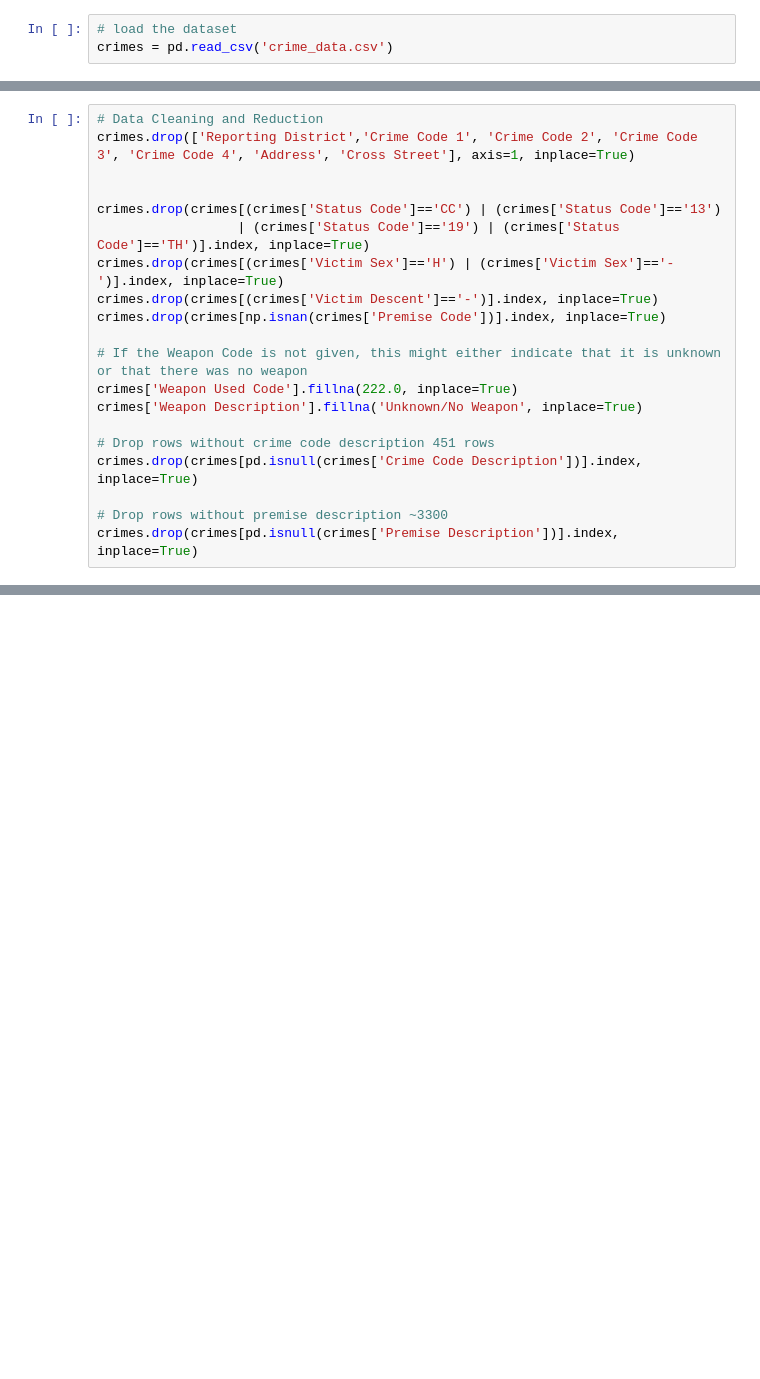
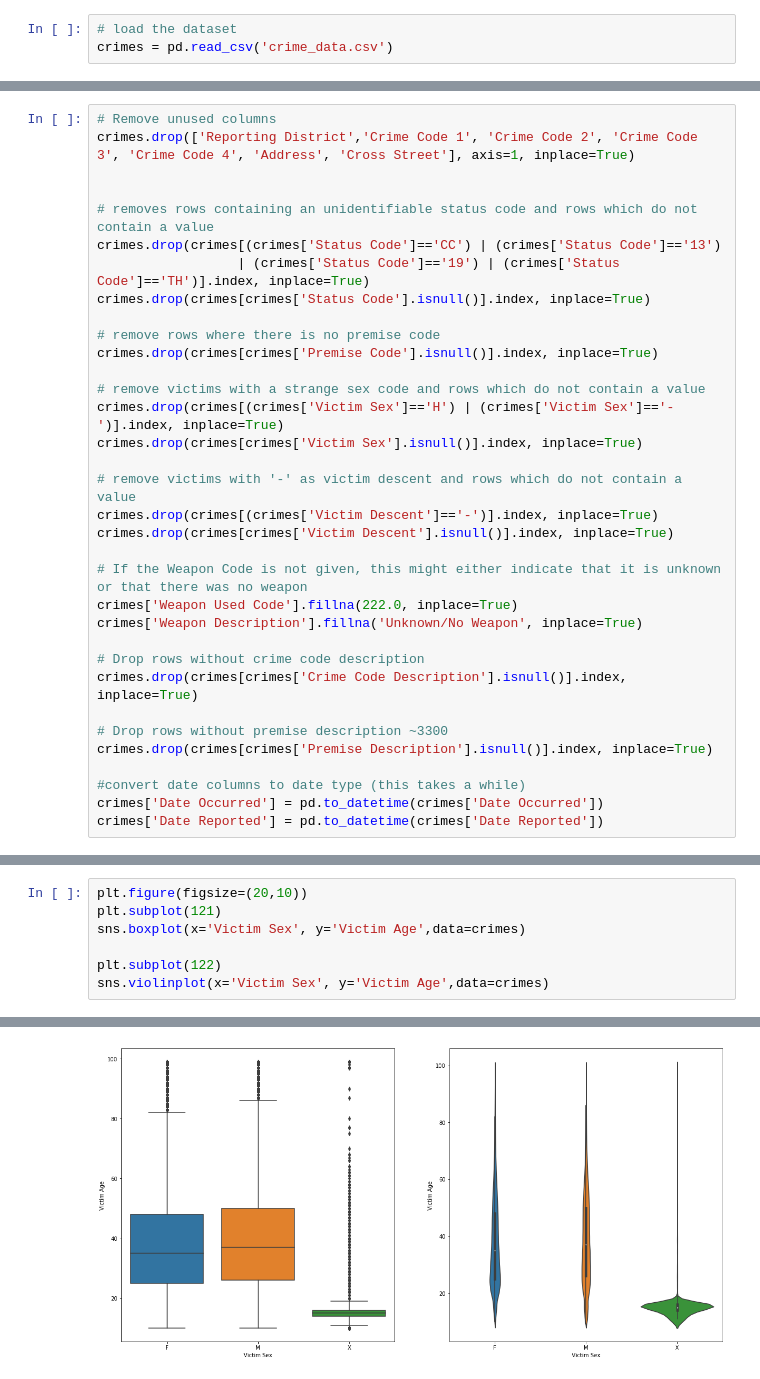
Before and after one commit to AlexUserForVA/VA_LACrimes, a Jupyter notebook: va_project_henkel_moser.ipynb, the cells around one changed output, grey strips where cells are left out. Cells and saved outputs as stored; diff of their text form; blank space fills up the shorter version.

Commit message:
add data cleaning and first interactive plot

```diff
--- a/va_project_henkel_moser.ipynb
+++ b/va_project_henkel_moser.ipynb
@@ -10,20 +17,34 @@ crimes = pd.read_csv('crime_data.csv')
 # %%
-# Data Cleaning and Reduction
+# Remove unused columns
 crimes.drop(['Reporting District','Crime Code 1', 'Crime Code 2', 'Crime Code 3', 'Crime Code 4', 'Address', 'Cross Street'], axis=1, inplace=True)
 
 
+# removes rows containing an unidentifiable status code and rows which do not contain a value
 crimes.drop(crimes[(crimes['Status Code']=='CC') | (crimes['Status Code']=='13')
                   | (crimes['Status Code']=='19') | (crimes['Status Code']=='TH')].index, inplace=True)
+crimes.drop(crimes[crimes['Status Code'].isnull()].index, inplace=True)
+
+# remove rows where there is no premise code
+crimes.drop(crimes[crimes['Premise Code'].isnull()].index, inplace=True)
+
+# remove victims with a strange sex code and rows which do not contain a value
 crimes.drop(crimes[(crimes['Victim Sex']=='H') | (crimes['Victim Sex']=='-')].index, inplace=True)
+crimes.drop(crimes[crimes['Victim Sex'].isnull()].index, inplace=True)
+
+# remove victims with '-' as victim descent and rows which do not contain a value
 crimes.drop(crimes[(crimes['Victim Descent']=='-')].index, inplace=True)
-crimes.drop(crimes[np.isnan(crimes['Premise Code'])].index, inplace=True)
+crimes.drop(crimes[crimes['Victim Descent'].isnull()].index, inplace=True)
 
 # If the Weapon Code is not given, this might either indicate that it is unknown or that there was no weapon
 crimes['Weapon Used Code'].fillna(222.0, inplace=True)
 crimes['Weapon Description'].fillna('Unknown/No Weapon', inplace=True)
 
-# Drop rows without crime code description 451 rows
-crimes.drop(crimes[pd.isnull(crimes['Crime Code Description'])].index, inplace=True)
+# Drop rows without crime code description
+crimes.drop(crimes[crimes['Crime Code Description'].isnull()].index, inplace=True)
 
 # Drop rows without premise description ~3300
-crimes.drop(crimes[pd.isnull(crimes['Premise Description'])].index, inplace=True)
+crimes.drop(crimes[crimes['Premise Description'].isnull()].index, inplace=True)
+
+#convert date columns to date type (this takes a while)
+crimes['Date Occurred'] = pd.to_datetime(crimes['Date Occurred'])
+crimes['Date Reported'] = pd.to_datetime(crimes['Date Reported'])
@@ -29,0 +74,8 @@ crimes.drop(crimes[pd.isnull(crimes['Premise Description'])].index, inplace=True
+# %%
+plt.figure(figsize=(20,10))
+plt.subplot(121)
+sns.boxplot(x='Victim Sex', y='Victim Age',data=crimes)
+
+plt.subplot(122)
+sns.violinplot(x='Victim Sex', y='Victim Age',data=crimes)
+# %% [output]
@@ -29,0 +83 @@ crimes.drop(crimes[pd.isnull(crimes['Premise Description'])].index, inplace=True
+[figure, added]
```
Also changed, not shown: parts of 9 cells of this notebook.
